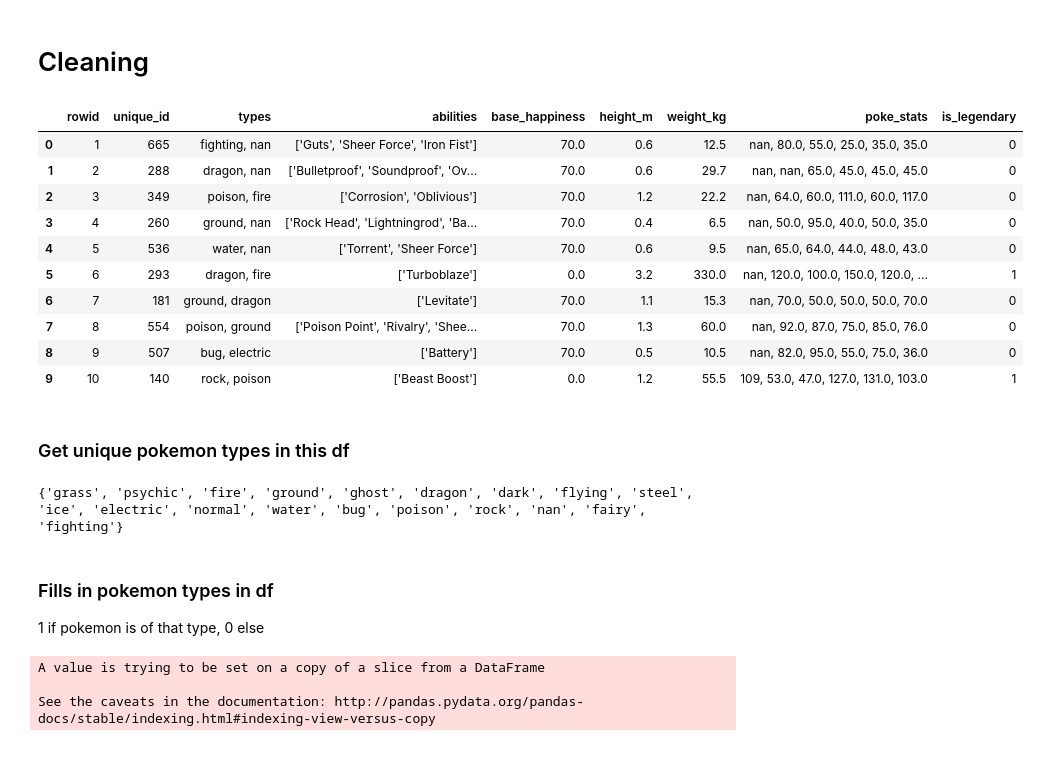
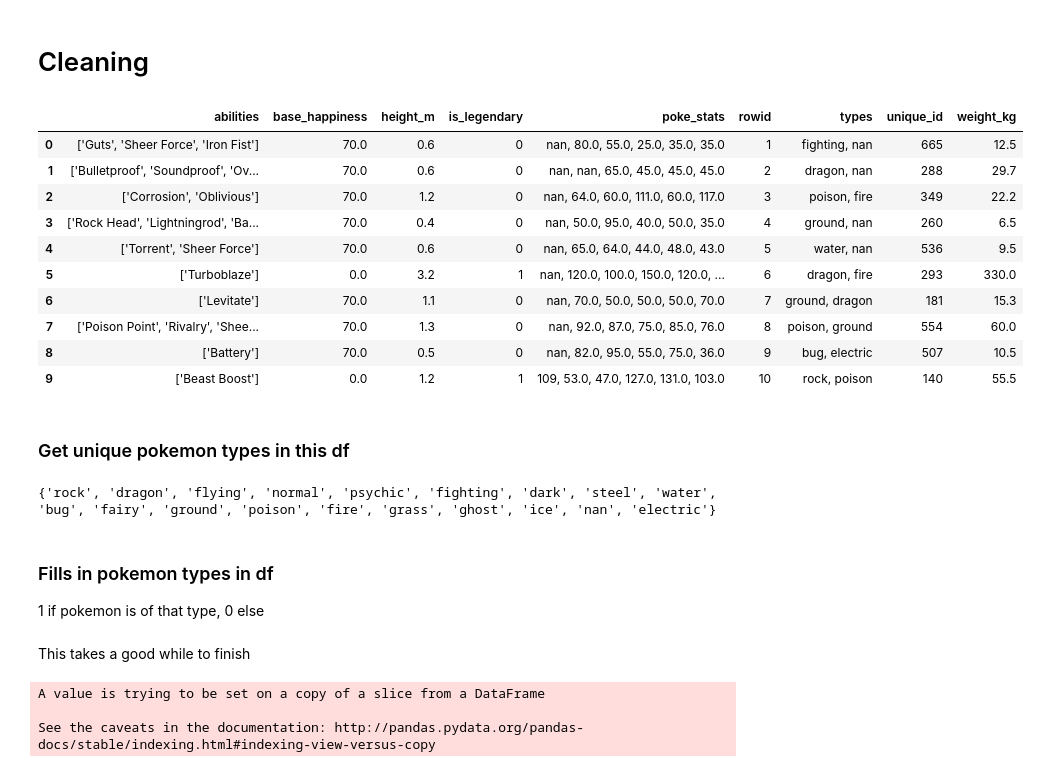
Before and after one commit to csun-data-science-bootcamp-19/Feature-Engineering-8, a Jupyter notebook: FinalP.ipynb, the cells around one changed output. Saved outputs shown, nothing was run; the diff lists cells and outputs as text; code cells hidden in the pictures.

Commit message:
Train and test cleaner

```diff
--- a/FinalP.ipynb
+++ b/FinalP.ipynb
@@ -36,6 +36,8 @@ fetch_table_names(cur)
 # %%
 names = fetch_column_names(cur, 'POKEMON_TRAIN')
 names
+names2 = fetch_column_names(cur, 'POKEMON_TEST')
+names2
 # %% [output]
 ['rowid',
  'unique_id',
@@ -50,7 +51,11 @@ names
 import pandas as pd
 import numpy as np
 train = pd.DataFrame()
+test = pd.DataFrame()
 # %%
 for name in names:
     train[name] = fetch_col_values(cur, 'POKEMON_TRAIN', name)
+# %%
+for name in names2:
+    test[name] = fetch_col_values(cur, 'POKEMON_TRAIN', name)
 # %%
@@ -57,0 +68,2 @@ train.to_csv('Pokemon_train.csv', index=False)
+# %%
+cleaner = pd.concat([train.copy(), test.copy()], ignore_index=True)
@@ -58,25 +78,25 @@ train.to_csv('Pokemon_train.csv', index=False)
 # %% [markdown]
 # Cleaning
 # %%
-train.head(10)
+cleaner.head(10)
 # %% [output]
-|  | rowid | unique_id | types | abilities | base_happiness | height_m | weight_kg | poke_stats | is_legendary |
-| 0 | 1 | 665 | fighting, nan | ['Guts', 'Sheer Force', 'Iron Fist'] | 70.0 | 0.6 | 12.5 | nan, 80.0, 55.0, 25.0, 35.0, 35.0 | 0 |
-| 1 | 2 | 288 | dragon, nan | ['Bulletproof', 'Soundproof', 'Ov... | 70.0 | 0.6 | 29.7 | nan, nan, 65.0, 45.0, 45.0, 45.0 | 0 |
-| 2 | 3 | 349 | poison, fire | ['Corrosion', 'Oblivious'] | 70.0 | 1.2 | 22.2 | nan, 64.0, 60.0, 111.0, 60.0, 117.0 | 0 |
-| 3 | 4 | 260 | ground, nan | ['Rock Head', 'Lightningrod', 'Ba... | 70.0 | 0.4 | 6.5 | nan, 50.0, 95.0, 40.0, 50.0, 35.0 | 0 |
-| 4 | 5 | 536 | water, nan | ['Torrent', 'Sheer Force'] | 70.0 | 0.6 | 9.5 | nan, 65.0, 64.0, 44.0, 48.0, 43.0 | 0 |
-| 5 | 6 | 293 | dragon, fire | ['Turboblaze'] | 0.0 | 3.2 | 330.0 | nan, 120.0, 100.0, 150.0, 120.0, ... | 1 |
-| 6 | 7 | 181 | ground, dragon | ['Levitate'] | 70.0 | 1.1 | 15.3 | nan, 70.0, 50.0, 50.0, 50.0, 70.0 | 0 |
-| 7 | 8 | 554 | poison, ground | ['Poison Point', 'Rivalry', 'Shee... | 70.0 | 1.3 | 60.0 | nan, 92.0, 87.0, 75.0, 85.0, 76.0 | 0 |
-| 8 | 9 | 507 | bug, electric | ['Battery'] | 70.0 | 0.5 | 10.5 | nan, 82.0, 95.0, 55.0, 75.0, 36.0 | 0 |
-| 9 | 10 | 140 | rock, poison | ['Beast Boost'] | 0.0 | 1.2 | 55.5 | 109, 53.0, 47.0, 127.0, 131.0, 103.0 | 1 |
+|  | abilities | base_happiness | height_m | is_legendary | poke_stats | rowid | types | unique_id | weight_kg |
+| 0 | ['Guts', 'Sheer Force', 'Iron Fist'] | 70.0 | 0.6 | 0 | nan, 80.0, 55.0, 25.0, 35.0, 35.0 | 1 | fighting, nan | 665 | 12.5 |
+| 1 | ['Bulletproof', 'Soundproof', 'Ov... | 70.0 | 0.6 | 0 | nan, nan, 65.0, 45.0, 45.0, 45.0 | 2 | dragon, nan | 288 | 29.7 |
+| 2 | ['Corrosion', 'Oblivious'] | 70.0 | 1.2 | 0 | nan, 64.0, 60.0, 111.0, 60.0, 117.0 | 3 | poison, fire | 349 | 22.2 |
+| 3 | ['Rock Head', 'Lightningrod', 'Ba... | 70.0 | 0.4 | 0 | nan, 50.0, 95.0, 40.0, 50.0, 35.0 | 4 | ground, nan | 260 | 6.5 |
+| 4 | ['Torrent', 'Sheer Force'] | 70.0 | 0.6 | 0 | nan, 65.0, 64.0, 44.0, 48.0, 43.0 | 5 | water, nan | 536 | 9.5 |
+| 5 | ['Turboblaze'] | 0.0 | 3.2 | 1 | nan, 120.0, 100.0, 150.0, 120.0, ... | 6 | dragon, fire | 293 | 330.0 |
+| 6 | ['Levitate'] | 70.0 | 1.1 | 0 | nan, 70.0, 50.0, 50.0, 50.0, 70.0 | 7 | ground, dragon | 181 | 15.3 |
+| 7 | ['Poison Point', 'Rivalry', 'Shee... | 70.0 | 1.3 | 0 | nan, 92.0, 87.0, 75.0, 85.0, 76.0 | 8 | poison, ground | 554 | 60.0 |
+| 8 | ['Battery'] | 70.0 | 0.5 | 0 | nan, 82.0, 95.0, 55.0, 75.0, 36.0 | 9 | bug, electric | 507 | 10.5 |
+| 9 | ['Beast Boost'] | 0.0 | 1.2 | 1 | 109, 53.0, 47.0, 127.0, 131.0, 103.0 | 10 | rock, poison | 140 | 55.5 |
 # %% [markdown]
 ### Get unique pokemon types in this df
 # %%
 unq = set()
 main = []
-for row in train['types']:
+for row in cleaner['types']:
     temp = row.split(', ')
     main.append(temp)
     for typ in temp:
@@ -84,12 +104,14 @@ for row in train['types']:
 print(unq)
 
 for typ in unq:
-    train[typ] = 0
+    cleaner[typ] = 0
 # %% [output]
-{'grass', 'psychic', 'fire', 'ground', 'ghost', 'dragon', 'dark', 'flying', 'steel', 'ice', 'electric', 'normal', 'water', 'bug', 'poison', 'rock', 'nan', 'fairy', 'fighting'}
+{'rock', 'dragon', 'flying', 'normal', 'psychic', 'fighting', 'dark', 'steel', 'water', 'bug', 'fairy', 'ground', 'poison', 'fire', 'grass', 'ghost', 'ice', 'nan', 'electric'}
 # %% [markdown]
 ### Fills in pokemon types in df
 1 if pokemon is of that type, 0 else
+# %% [markdown]
+This takes a good while to finish
 # %%
 for typ in unq:
     i = 0
```
Also changed, not shown: parts of 23 cells of this notebook.
